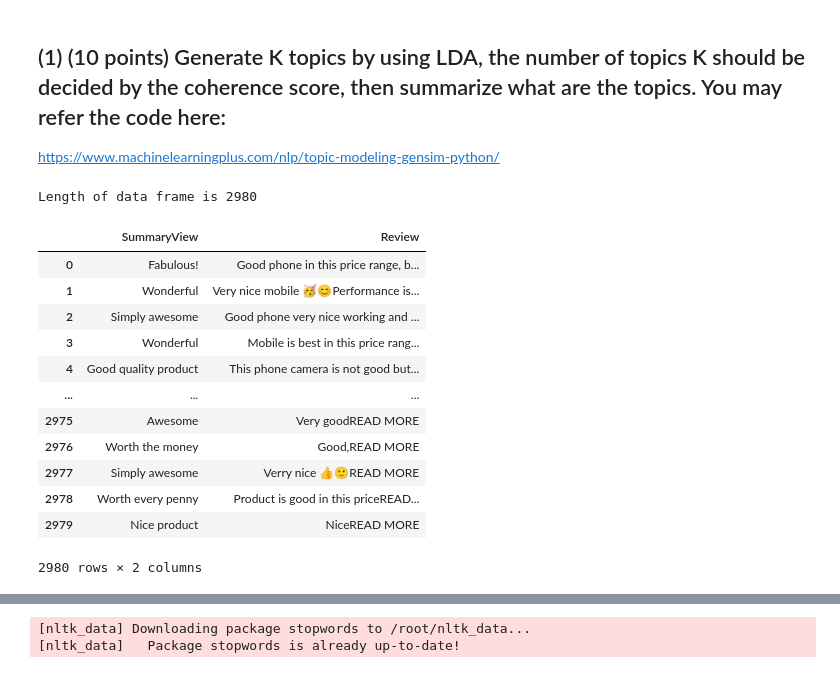
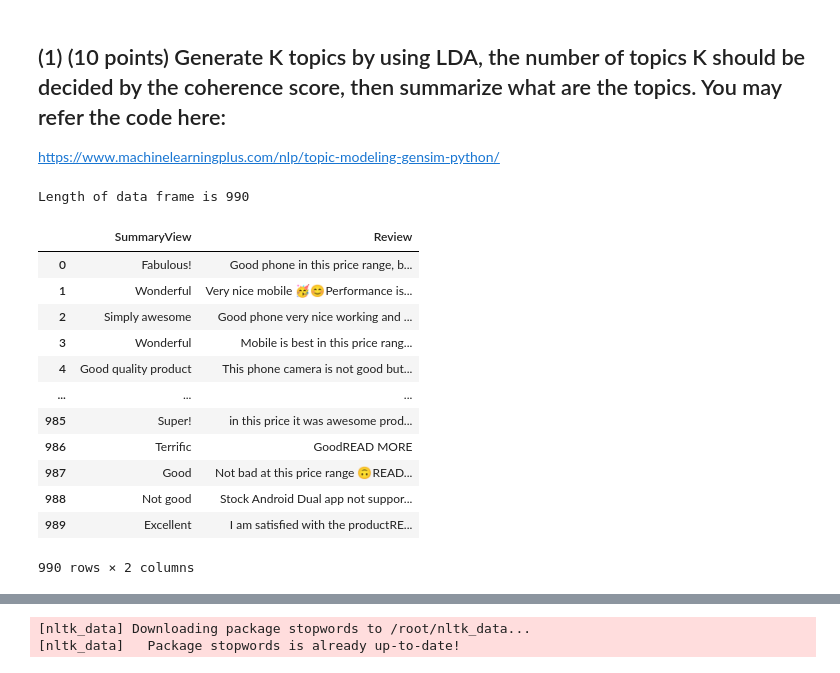
Before and after one commit to Devendarreddybathini/Devendarreddy_INFO5731_spring2023, a Jupyter notebook: In_class_exercise_04_03282023.ipynb, the cells around one changed output, grey strips where cells are left out. Cells and saved outputs as stored; diff of their text form; code cells hidden in the pictures.

```diff
--- a/In_class_exercise_04_03282023.ipynb
+++ b/In_class_exercise_04_03282023.ipynb
@@ -11,39 +11,39 @@ https://www.machinelearningplus.com/nlp/topic-modeling-gensim-python/
 # %%
 # Write your code here
 import requests
 from bs4 import BeautifulSoup
 import pandas as pd
 
 header = [] # List to store Review headings
 body = [] # List to store reviews
 
-for number in range(300):
+for number in range(100):
     link = "https://www.flipkart.com/redmi-10-midnight-black-64-gb/product-reviews/itmd93641e4ebb47?pid=MOBGC9GYEBH3GZ4E&lid=LSTMOBGC9GYEBH3GZ4ESWAKTT&marketplace=FLIPKART&page=" + str(number) # Generating link dynamically
     page = requests.get(link) # Accessing the webpage
     soup = BeautifulSoup(page.text, 'html.parser')
     main_reviews = soup.find_all(class_='_2-N8zT') # Getting the Review Heading by using the class name
     text_reviews = soup.find_all(class_='t-ZTKy') # Getting the full reviews by using the class name
 
     for ele, sub_ele in zip(main_reviews, text_reviews): # Iterating through the list
         header.append(ele.text) # Appending to header list
         body.append(sub_ele.text) # Appending to body list
 
 df = pd.DataFrame(list(zip(header, body)), columns =['SummaryView', 'Review'])  # Creating Dataframe
 print("Length of data frame is {0}".format(len(df)))
 df
 # %% [output]
-Length of data frame is 2980
+Length of data frame is 990
 |  | SummaryView | Review |
 | 0 | Fabulous! | Good phone in this price range, b... |
 | 1 | Wonderful | Very nice mobile 🥳😊Performance is... |
 | 2 | Simply awesome | Good phone very nice working and ... |
 | 3 | Wonderful | Mobile is best in this price rang... |
 | 4 | Good quality product | This phone camera is not good but... |
 | ... | ... | ... |
-| 2975 | Awesome | Very goodREAD MORE |
-| 2976 | Worth the money | Good,READ MORE |
-| 2977 | Simply awesome | Verry nice 👍🙂READ MORE |
-| 2978 | Worth every penny | Product is good in this priceREAD... |
-| 2979 | Nice product | NiceREAD MORE |
+| 985 | Super! | in this price it was awesome prod... |
+| 986 | Terrific | GoodREAD MORE |
+| 987 | Good | Not bad at this price range 🙃READ... |
+| 988 | Not good | Stock Android Dual app not suppor... |
+| 989 | Excellent | I am satisfied with the productRE... |
-2980 rows × 2 columns
+990 rows × 2 columns
 # %%
```
Also changed, not shown: parts of 74 cells of this notebook.
